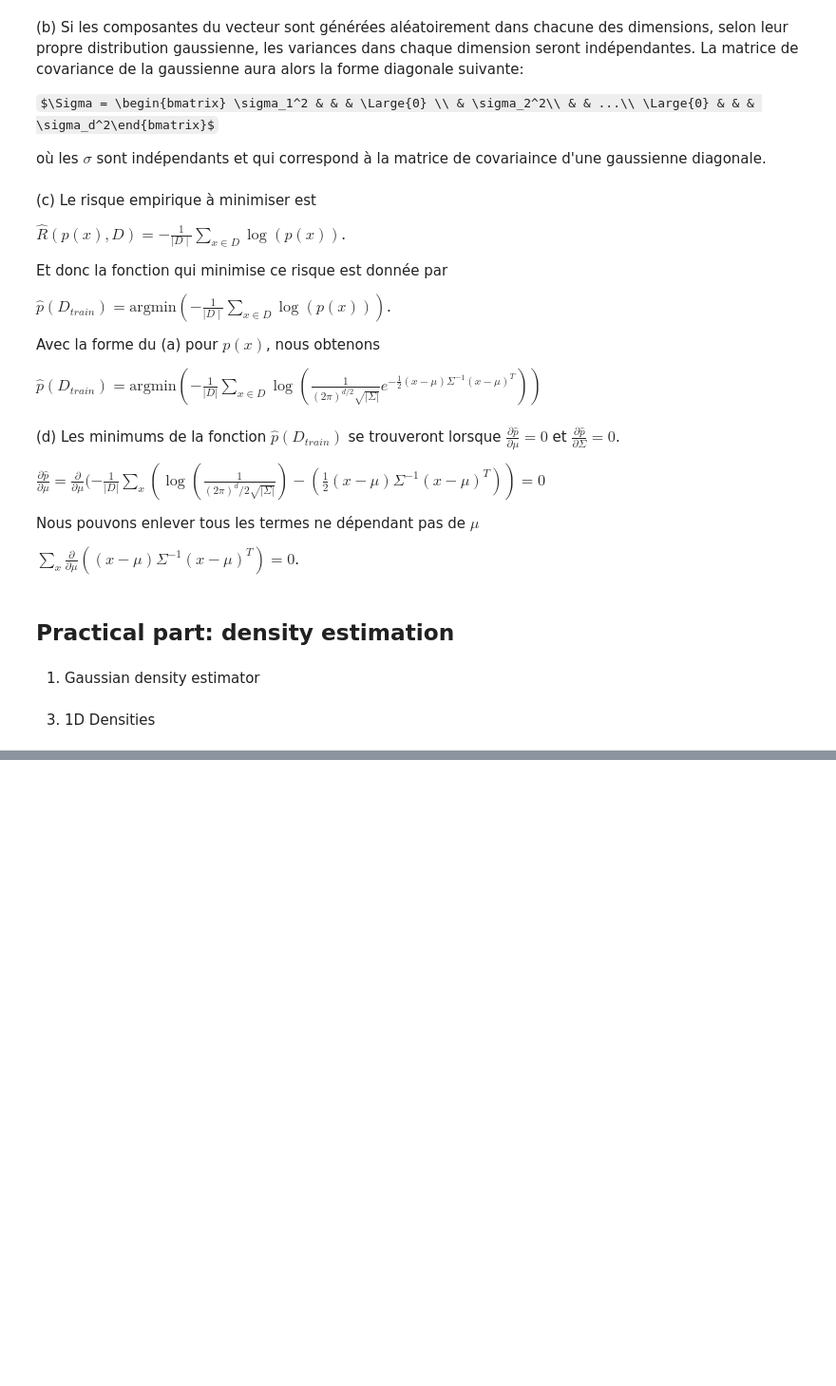
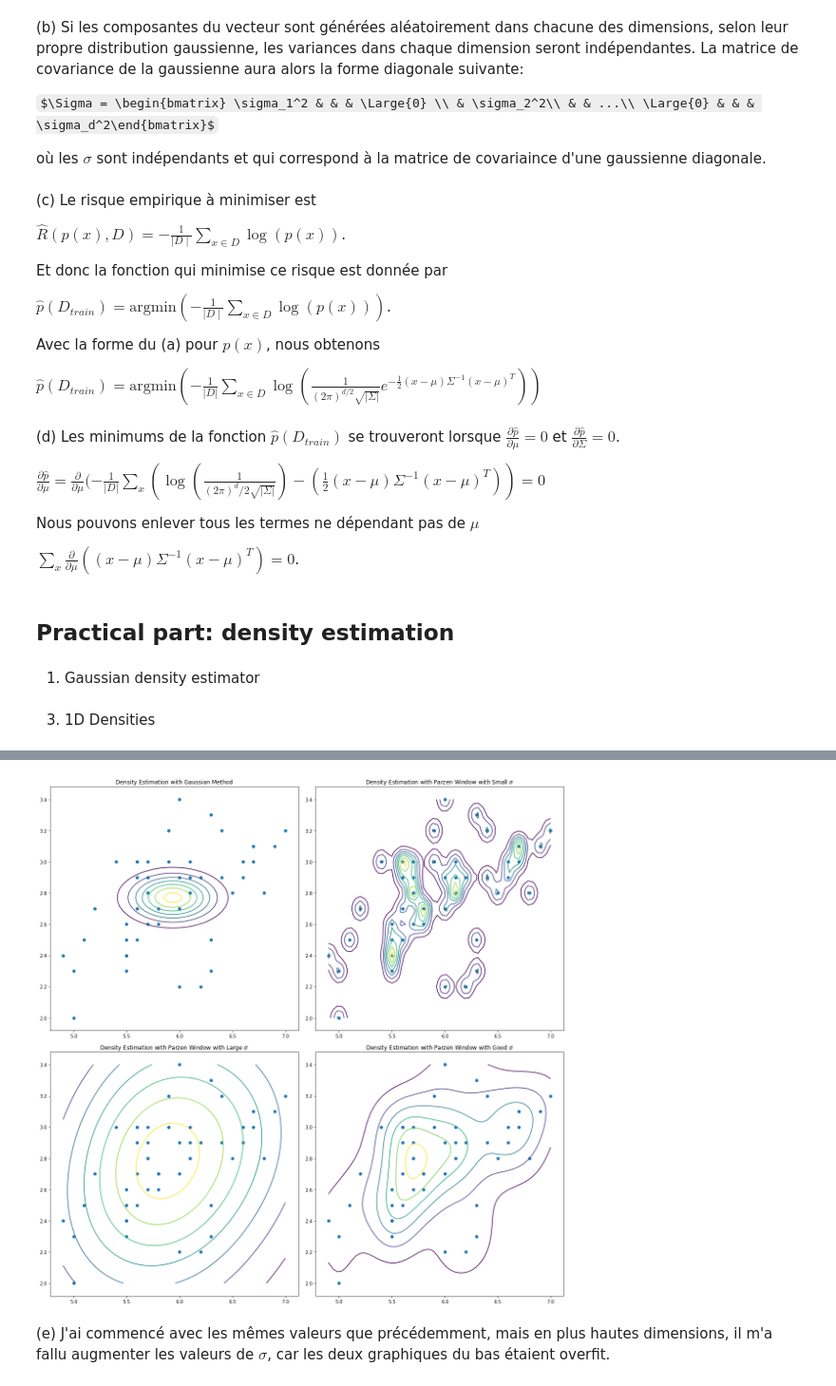
Before and after one commit to OMalenfantThuot/fondements_apprentissage_machine, a Jupyter notebook: Devoir01/homework_1.ipynb, the cells around one changed output, grey strips where cells are left out. Shown at 95% size. Saved outputs shown, nothing was run; the diff lists cells and outputs as text; code cells hidden in the pictures; some formulas as TeX source; blank space fills up the shorter version.

```diff
--- a/Devoir01/homework_1.ipynb
+++ b/Devoir01/homework_1.ipynb
@@ -224,0 +247,53 @@ ax.plot(x, predictions)
+# %%
+data_2d = data[np.where(target == 1)][:,0:2]
+
+gauss_2d = Gaussian_density_estimator()
+gauss_2d.train(data_2d)
+
+parzen_2d_small = Parzen_window(sigma = 0.07)
+parzen_2d_small.train(data_2d)
+parzen_2d_large = Parzen_window(sigma = 0.7)
+parzen_2d_large.train(data_2d)
+parzen_2d_good = Parzen_window(sigma = 0.25)
+parzen_2d_good.train(data_2d)
+# %%
+fig, ax = plt.subplots(nrows = 2, ncols = 2, figsize = (16,16))
+ax1, ax2, ax3, ax4 = ax.flatten()
+
+npoints = 50
+xside = np.linspace(np.min(data_2d[:,0]), np.max(data_2d[:,0]), npoints)
+yside = np.linspace(np.min(data_2d[:,1]), np.max(data_2d[:,1]), npoints)
+
+predictions_gauss = np.zeros((npoints,npoints))
+predictions_parzen_small = np.zeros((npoints,npoints))
+predictions_parzen_large = np.zeros((npoints,npoints))
+predictions_parzen_good = np.zeros((npoints,npoints))
+
+for i,y in enumerate(yside):
+    for j,x in enumerate(xside):
+        predictions_gauss[i][j] = gauss_2d.predict([x,y])
+        predictions_parzen_small[i][j] = parzen_2d_small.predict([x,y])
+        predictions_parzen_large[i][j] = parzen_2d_large.predict([x,y])
+        predictions_parzen_good[i][j] = parzen_2d_good.predict([x,y])
+
+ax1.contour(xside,yside,predictions_gauss)
+ax1.scatter(data_2d[:,0], data_2d[:,1])
+ax1.set_title('Density Estimation with Gaussian Method')
+
+ax2.contour(xside,yside,predictions_parzen_small)
+ax2.scatter(data_2d[:,0], data_2d[:,1])
+ax2.set_title('Density Estimation with Parzen Window with Small $\sigma$')
+
+ax3.contour(xside,yside,predictions_parzen_large)
+ax3.scatter(data_2d[:,0], data_2d[:,1])
+ax3.set_title('Density Estimation with Parzen Window with Large $\sigma$')
+
+ax4.contour(xside,yside,predictions_parzen_good)
+ax4.scatter(data_2d[:,0], data_2d[:,1])
+ax4.set_title('Density Estimation with Parzen Window with Good $\sigma$')
+
+fig.tight_layout()
+# %% [output]
+[figure, added]
+# %% [markdown]
+(e) J'ai commencé avec les mêmes valeurs que précédemment, mais en plus hautes dimensions, il m'a fallu augmenter les valeurs de $\sigma$, car les deux graphiques du bas étaient overfit.
```
Also changed, not shown: parts of 5 cells of this notebook.
